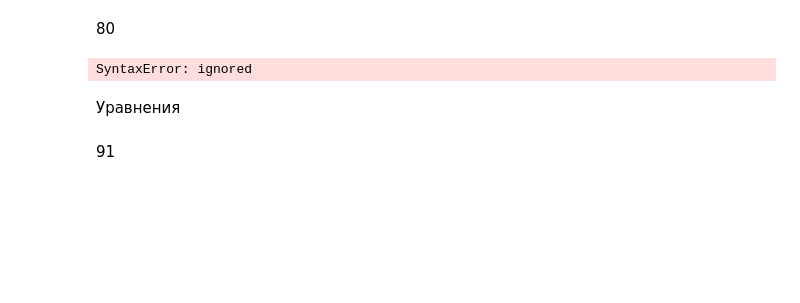
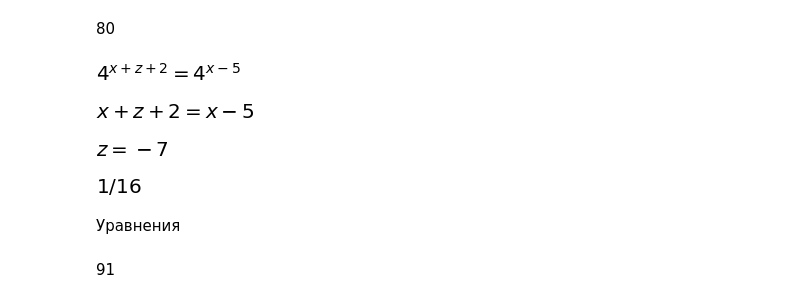
Before and after one commit to olgashlyakhtova2000/firstName, a Jupyter notebook: Задание9.ipynb, the cells around one changed output. Drawn from its saved outputs; the diff is of its cells as text; code cells hidden in the pictures; blank space fills up the shorter version.

```diff
--- a/Задание9.ipynb
+++ b/Задание9.ipynb
@@ -165,11 +165,21 @@ $\displaystyle 25 x - 16 y$
 # %% [markdown]
 80
-# %%
-expr = Eq(x-5,y+x+2)
-ex = solve(expr)[0]
-(4**(y-))
-# %% [output]
-SyntaxError: ignored
+# %%
+z = symbols("z")
+qn = Eq(4**(x+2+z), 4**(x-5))
+display(qn)
+qn1 = Eq(x+2+z, x-5)
+display(qn1)
+display(qn1.simplify())
+#p = solveset(qn1.simplify())[0]
+sols = list(solveset(qn1, z))
+p = 4**(sols[0]+y)
+display(p.subs(y, 5))
+# %% [output]
+[figure, added]
+[figure, added]
+[figure, added]
+[figure, added]
 # %% [markdown]
 Уравнения
 # %% [markdown]
```
Also changed, not shown: parts of 64 cells of this notebook.
